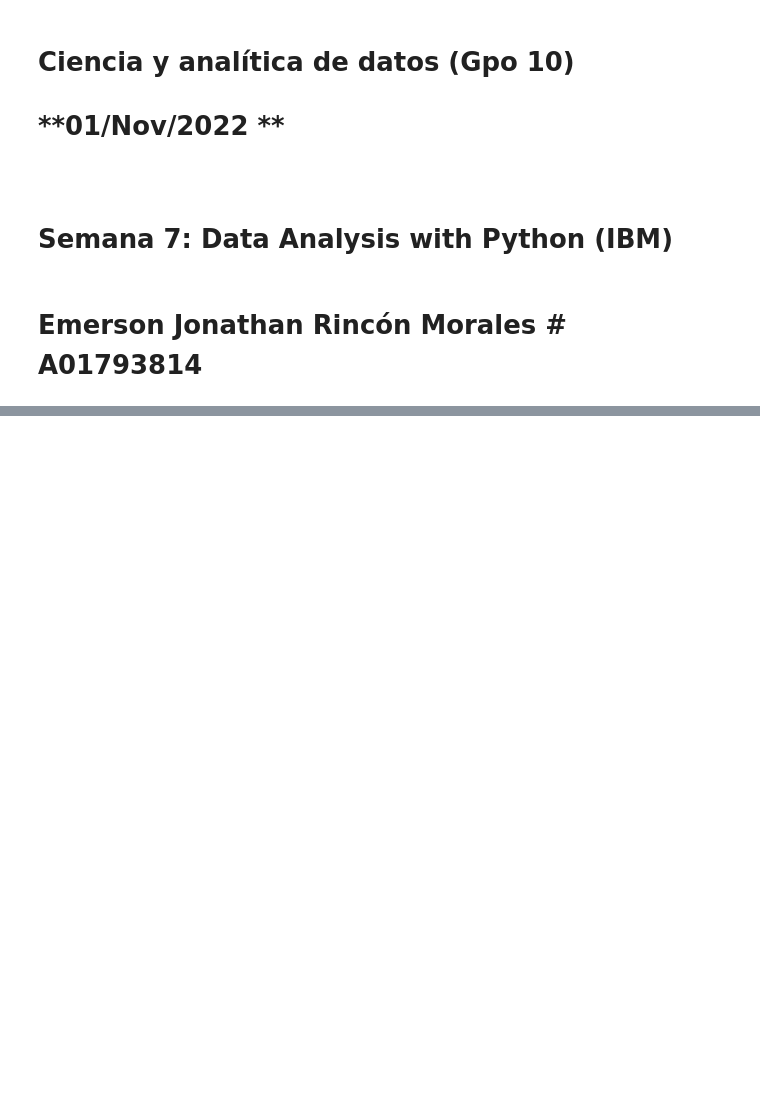
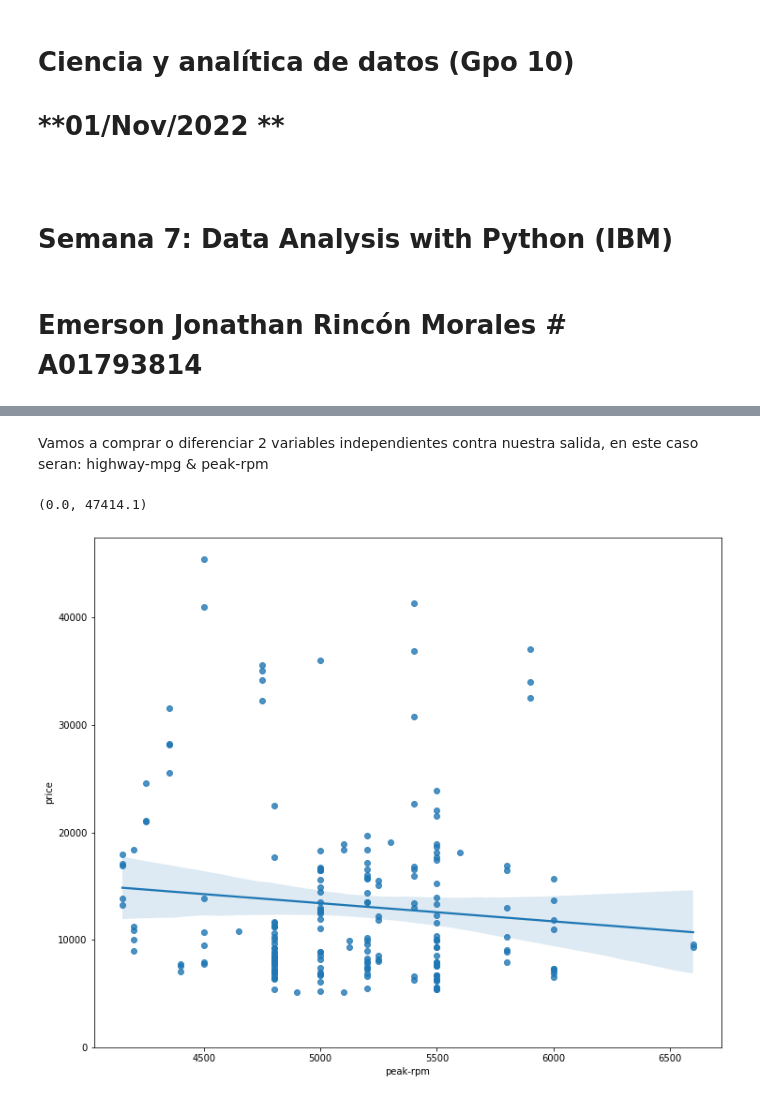
Before and after one commit to PosgradoMNA/actividades-de-aprendizaje-Emerson-JRM, a Jupyter notebook: Semana_7_Data_Analysis_with_Python_(IBM).ipynb, the cells around one changed output, grey strips where cells are left out. Drawn from its saved outputs; the diff is of its cells as text; code cells hidden in the pictures; blank space fills up the shorter version.

```diff
--- a/Semana_7_Data_Analysis_with_Python_(IBM).ipynb
+++ b/Semana_7_Data_Analysis_with_Python_(IBM).ipynb
@@ -25,0 +223,9 @@ import matplotlib.pyplot as plt
+# %% [markdown]
+Vamos a comprar o diferenciar 2 variables independientes contra nuestra salida, en este caso seran: highway-mpg & peak-rpm
+# %%
+plt.figure(figsize=(width, height))
+sns.regplot(x="peak-rpm", y="price", data=df)
+plt.ylim(0,)
+# %% [output]
+(0.0, 47414.1)
+[figure, added]
```
Also changed, not shown: parts of 98 cells of this notebook.
